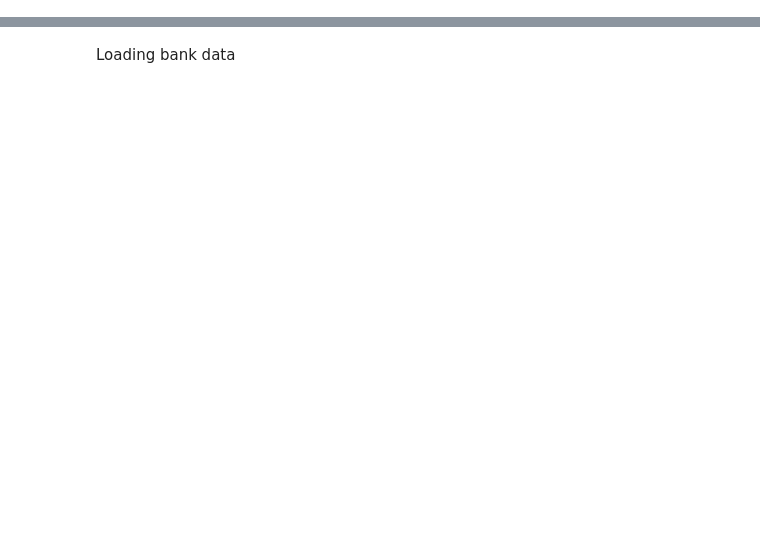
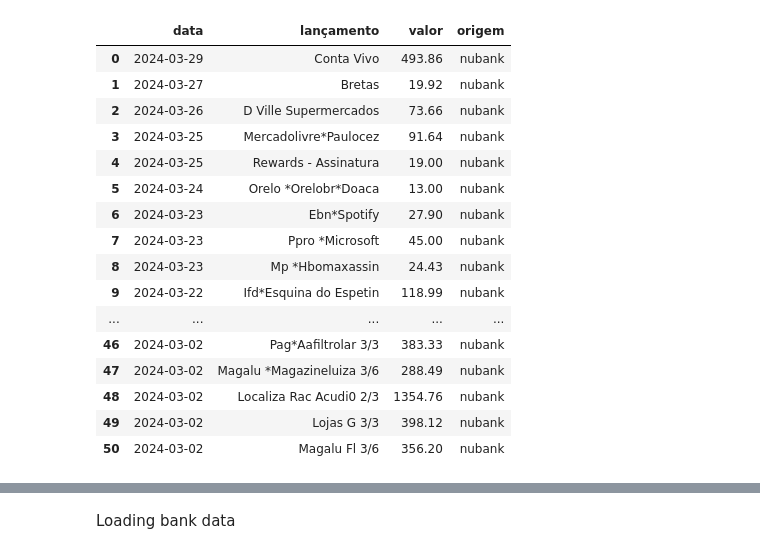
Before and after one commit to john-marcus7/BankStatementETL-main, a Jupyter notebook: credit_card_categorization_test.ipynb, the cells around one changed output, grey strips where cells are left out. Saved outputs shown, nothing was run; the diff lists cells and outputs as text; code cells hidden in the pictures; blank space fills up the shorter version.

```diff
--- a/credit_card_categorization_test.ipynb
+++ b/credit_card_categorization_test.ipynb
@@ -4,0 +164,9 @@ Studies notebook by Lucas Antonio O. Rodrigues, phD.
+# %%
+#Function Nubank
+def read_excel_file_nubank_credit(file_path):
+    data_frame = pd.read_csv(file_path, sep=',', encoding='utf-8', header=0, skiprows=0, skipfooter=0, engine='python')
+    data_frame.rename(columns={'date': 'data', 'title': 'lançamento', 'amount': 'valor'}, inplace=True)
+    data_frame.drop(columns=['category'], inplace=True)
+    data_frame = data_frame[data_frame['lançamento'] != 'Pagamento recebido']
+    data_frame['origem'] = "nubank"
+    return data_frame
@@ -4,0 +359,23 @@ Studies notebook by Lucas Antonio O. Rodrigues, phD.
+# %%
+# Usage
+file_path = 'data/creditcards/nubank-2024-04.csv'
+data_frame_nubank_credit = read_excel_file_nubank_credit(file_path)
+data_frame_nubank_credit
+# %% [output]
+|  | data | lançamento | valor | origem |
+| 0 | 2024-03-29 | Conta Vivo | 493.86 | nubank |
+| 1 | 2024-03-27 | Bretas | 19.92 | nubank |
+| 2 | 2024-03-26 | D Ville Supermercados | 73.66 | nubank |
+| 3 | 2024-03-25 | Mercadolivre*Paulocez | 91.64 | nubank |
+| 4 | 2024-03-25 | Rewards - Assinatura | 19.00 | nubank |
+| 5 | 2024-03-24 | Orelo *Orelobr*Doaca | 13.00 | nubank |
+| 6 | 2024-03-23 | Ebn*Spotify | 27.90 | nubank |
+| 7 | 2024-03-23 | Ppro *Microsoft | 45.00 | nubank |
+| 8 | 2024-03-23 | Mp *Hbomaxassin | 24.43 | nubank |
+| 9 | 2024-03-22 | Ifd*Esquina do Espetin | 118.99 | nubank |
+| ... | ... | ... | ... | ... |
+| 46 | 2024-03-02 | Pag*Aafiltrolar 3/3 | 383.33 | nubank |
+| 47 | 2024-03-02 | Magalu *Magazineluiza 3/6 | 288.49 | nubank |
+| 48 | 2024-03-02 | Localiza Rac Acudi0 2/3 | 1354.76 | nubank |
+| 49 | 2024-03-02 | Lojas G 3/3 | 398.12 | nubank |
+| 50 | 2024-03-02 | Magalu Fl 3/6 | 356.20 | nubank |
```
Also changed, not shown: parts of 12 cells of this notebook, 9 other files.
